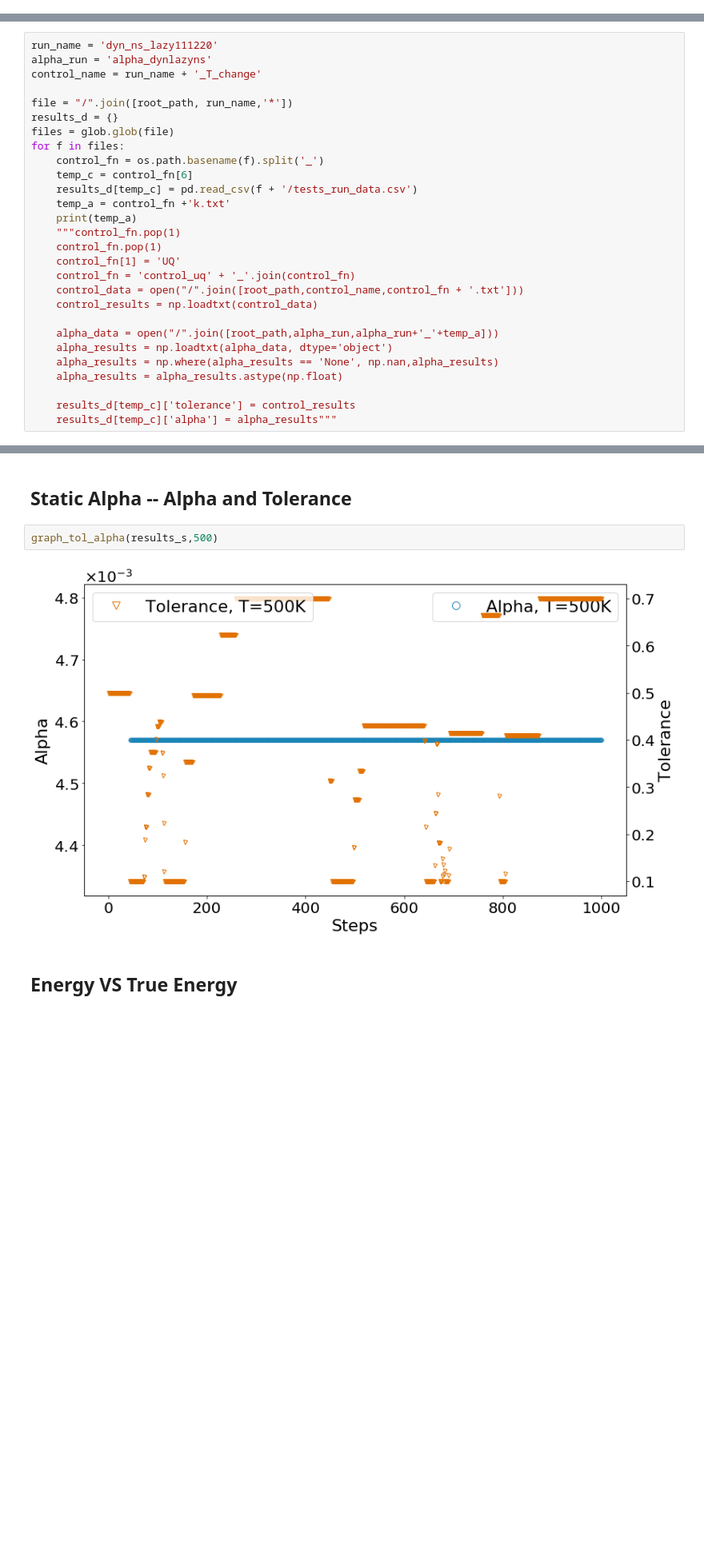
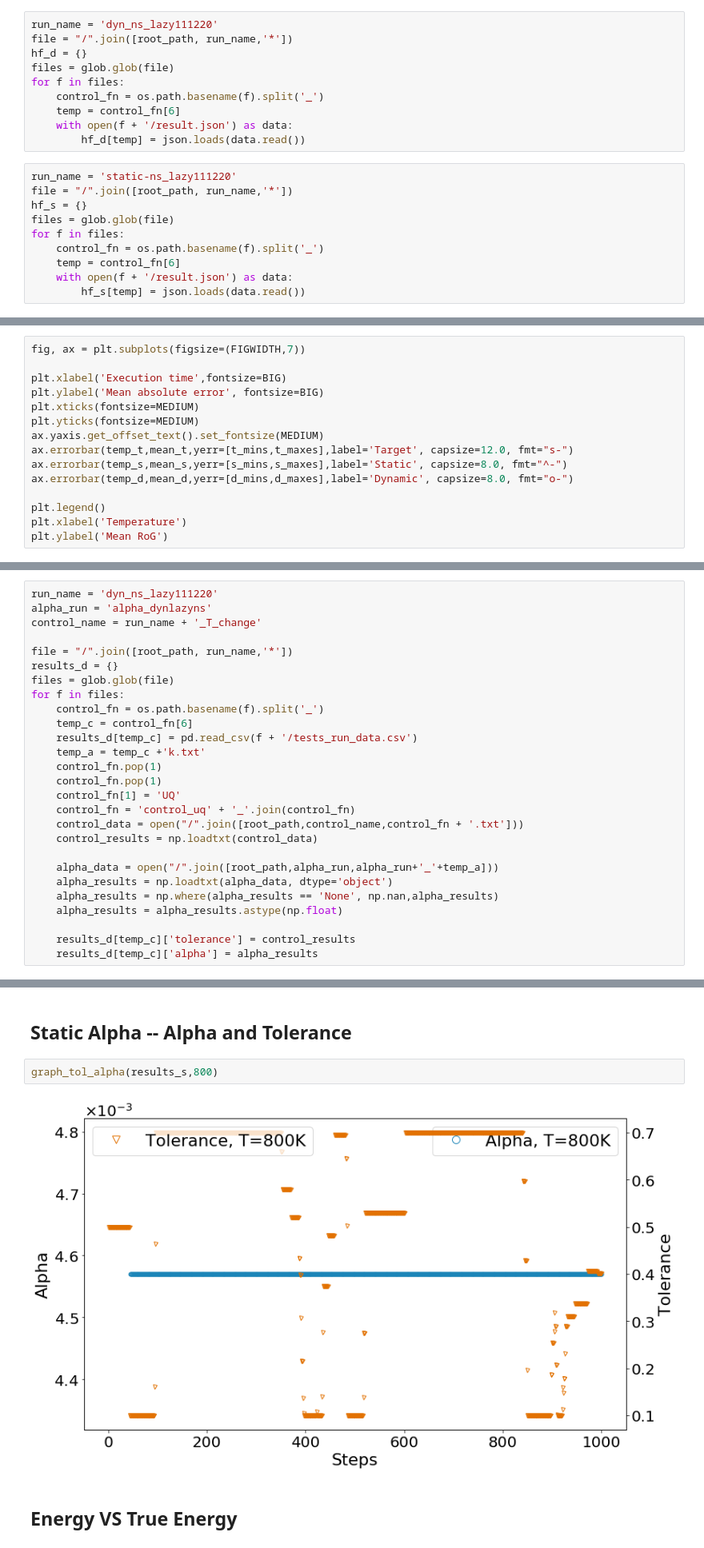
Before and after one commit to YulianaGomez/proxima_analysis, a Jupyter notebook: notebooks/Integrated.ipynb, the cells around one changed output, grey strips where cells are left out. Shown at 80% size. Drawn from its saved outputs; the diff is of its cells as text; blank space fills up the shorter version.

```diff
--- a/notebooks/Integrated.ipynb
+++ b/notebooks/Integrated.ipynb
@@ -457,0 +472,20 @@ _plot_cases(cases)
+# %%
+run_name = 'dyn_ns_lazy111220'
+file = "/".join([root_path, run_name,'*'])
+hf_d = {}
+files = glob.glob(file)
+for f in files:
+    control_fn = os.path.basename(f).split('_')
+    temp = control_fn[6]
+    with open(f + '/result.json') as data:
+        hf_d[temp] = json.loads(data.read())
+# %%
+run_name = 'static-ns_lazy111220'
+file = "/".join([root_path, run_name,'*'])
+hf_s = {}
+files = glob.glob(file)
+for f in files:
+    control_fn = os.path.basename(f).split('_')
+    temp = control_fn[6]
+    with open(f + '/result.json') as data:
+        hf_s[temp] = json.loads(data.read())
@@ -457,0 +554,15 @@ _plot_cases(cases)
+# %%
+fig, ax = plt.subplots(figsize=(FIGWIDTH,7))
+
+plt.xlabel('Execution time',fontsize=BIG)
+plt.ylabel('Mean absolute error', fontsize=BIG)
+plt.xticks(fontsize=MEDIUM)
+plt.yticks(fontsize=MEDIUM)
+ax.yaxis.get_offset_text().set_fontsize(MEDIUM)
+ax.errorbar(temp_t,mean_t,yerr=[t_mins,t_maxes],label='Target', capsize=12.0, fmt="s-")
+ax.errorbar(temp_s,mean_s,yerr=[s_mins,s_maxes],label='Static', capsize=8.0, fmt="^-")
+ax.errorbar(temp_d,mean_d,yerr=[d_mins,d_maxes],label='Dynamic', capsize=8.0, fmt="o-")
+
+plt.legend()
+plt.xlabel('Temperature')
+plt.ylabel('Mean RoG')
@@ -548,9 +662,8 @@ for f in files:
     control_fn = os.path.basename(f).split('_')
     temp_c = control_fn[6]
     results_d[temp_c] = pd.read_csv(f + '/tests_run_data.csv')
-    temp_a = control_fn +'k.txt'
-    print(temp_a)
-    """control_fn.pop(1)
+    temp_a = temp_c +'k.txt'
+    control_fn.pop(1)
     control_fn.pop(1)
     control_fn[1] = 'UQ'
     control_fn = 'control_uq' + '_'.join(control_fn)
@@ -563,4 +676,4 @@ for f in files:
     alpha_results = alpha_results.astype(np.float)
 
     results_d[temp_c]['tolerance'] = control_results
-    results_d[temp_c]['alpha'] = alpha_results"""
+    results_d[temp_c]['alpha'] = alpha_results
@@ -635,9 +746,9 @@ graph_tol_alpha(results_d,500)
 # %% [markdown]
 ## Static Alpha --  Alpha and Tolerance
 # %%
-graph_tol_alpha(results_s,500)
+graph_tol_alpha(results_s,800)
 # %% [output]
-[figure, old version]
+[figure, new version]
 # %% [markdown]
 ## Energy VS True Energy
 # %%
```
Also changed, not shown: parts of 10 cells of this notebook.
